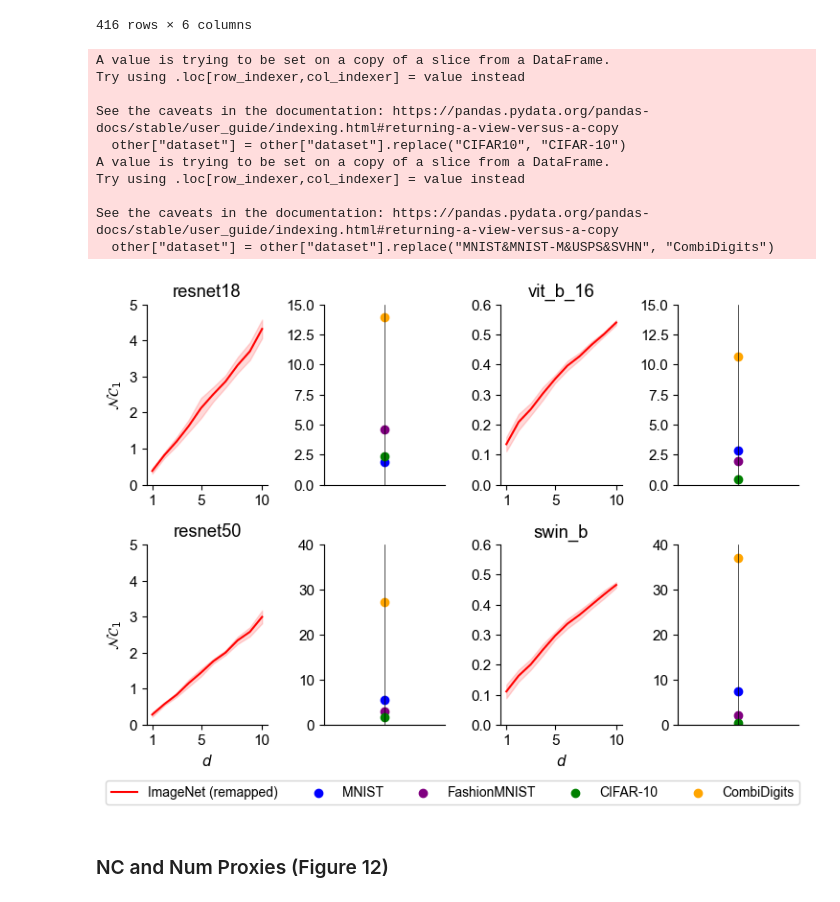
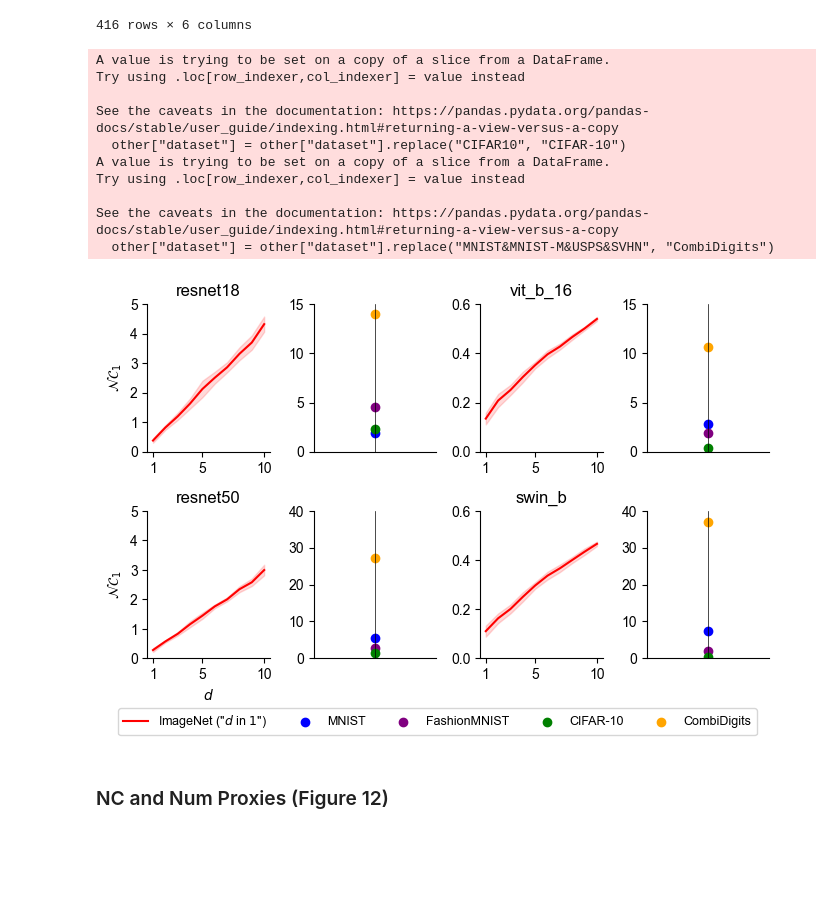
Before and after one commit to DATEXIS/IMPRINT, a Jupyter notebook: analysis/analysis.ipynb, the cells around one changed output. Cells and saved outputs as stored; diff of their text form; code cells hidden in the pictures; blank space fills up the shorter version.

```diff
--- a/analysis/analysis.ipynb
+++ b/analysis/analysis.ipynb
@@ -1025,7 +1025,12 @@ os.makedirs(graphs_save_dict, exist_ok=True)
 
 ### SETUP
 focus_column_values = {
-    "backbone_name": ["resnet18", "resnet50", "vit_b_16", "swin_b"],
+    "backbone_name": [
+        "resnet18",
+        "resnet50",
+        "vit_b_16",
+        "swin_b",
+    ],
     "dataset_name": [
         "MNIST",
         "FashionMNIST",
@@ -1262,11 +1268,11 @@ backbone = ["resnet18", "vit_b_16", "resnet50", "swin_b"]
 aspect_ratio = 3 / 4
 fig_height = text_width_inches * aspect_ratio
 
-plt.rcParams.update({"font.size": 11})  # Adjust size as needed
+plt.rcParams.update({"font.size": 10})  # Adjust size as needed
 fig, ax = plt.subplots(
     2,
     4,
-    figsize=(1.2 * text_width_inches, 1.2 * fig_height),
+    figsize=(1.1 * text_width_inches, fig_height),
 )
 count_lm = -1
 count_d = -1
@@ -1296,7 +1302,7 @@ for i in range(2):
                 ci_lower.append(m - 1.96 * (std / np.sqrt(n)))
                 ci_upper.append(m + 1.96 * (std / np.sqrt(n)))
 
-            ax[i, j].plot(d_vals, mean_values, "-", color="red", label="ImageNet (remapped)")
+            ax[i, j].plot(d_vals, mean_values, "-", color="red", label=r'ImageNet ("$d$ in $1$")')
             ax[i, j].fill_between(d_vals, ci_lower, ci_upper, color="red", alpha=0.15)
             ax[i, j].spines["right"].set_visible(False)
             ax[i, j].spines["top"].set_visible(False)
@@ -1305,7 +1311,7 @@ for i in range(2):
 
             if bb in ["resnet18", "resnet50"]:
                 ax[i, j].set_ylabel(r"$\mathcal{NC}_1$")
-            if bb in ["resnet50", "swin_b"]:
+            if bb in ["resnet50",]: # "swin_b"]:
                 ax[i, j].set_xlabel("$d$")
 
             # y-axis scaling
@@ -1332,36 +1338,36 @@ for i in range(2):
             for k, ds in enumerate(datasets):
                 y = other_bb[other_bb["dataset"] == ds]["nc_1"].values
                 if y.size:
                     ax[i, j].scatter(d_max, y[0], color=colors[k], label=ds)
 
             ax[i, j].spines["right"].set_visible(False)
             ax[i, j].spines["top"].set_visible(False)
             ax[i, j].set_xticks([])
 
             # y-axis scaling
             if bb in ["resnet18", "vit_b_16"]:
                 ax[i, j].set_ylim(0, 15)
             elif bb in ["resnet50", "swin_b"]:
                 ax[i, j].set_ylim(0, 40)
 
 h1, l1 = ax[0, 0].get_legend_handles_labels()  # the ImageNet line
 h2, l2 = ax[1, 1].get_legend_handles_labels()  # the MNIST/Fashion/CIFAR/CombiDigits dots
-fig.legend(h1 + h2, l1 + l2, loc="lower center", ncol=5, bbox_to_anchor=(0.5, 0), fontsize=10)
+fig.legend(h1 + h2, l1 + l2, loc="lower center", ncol=5, bbox_to_anchor=(0.5, 0), fontsize=9)
 plt.tight_layout(rect=[0, 0.05, 1, 1])
-plt.savefig(os.path.join(graphs_save_dict, f"nc1_with_combi.pdf"), bbox_inches="tight", dpi=300)
+plt.savefig(os.path.join(graphs_save_dict, f"nc1.pdf"), bbox_inches="tight", dpi=300)
 plt.show()
 # %% [output]
 A value is trying to be set on a copy of a slice from a DataFrame.
 Try using .loc[row_indexer,col_indexer] = value instead
 
 See the caveats in the documentation: https://pandas.pydata.org/pandas-docs/stable/user_guide/indexing.html#returning-a-view-versus-a-copy
   other["dataset"] = other["dataset"].replace("CIFAR10", "CIFAR-10")
 A value is trying to be set on a copy of a slice from a DataFrame.
 Try using .loc[row_indexer,col_indexer] = value instead
 
 See the caveats in the documentation: https://pandas.pydata.org/pandas-docs/stable/user_guide/indexing.html#returning-a-view-versus-a-copy
   other["dataset"] = other["dataset"].replace("MNIST&MNIST-M&USPS&SVHN", "CombiDigits")
-[figure, old version]
+[figure, new version]
 # %% [markdown]
 ### NC and Num Proxies (Figure 12)
 # %%
```
Also changed, not shown: parts of 4 cells of this notebook, 8 other files.
